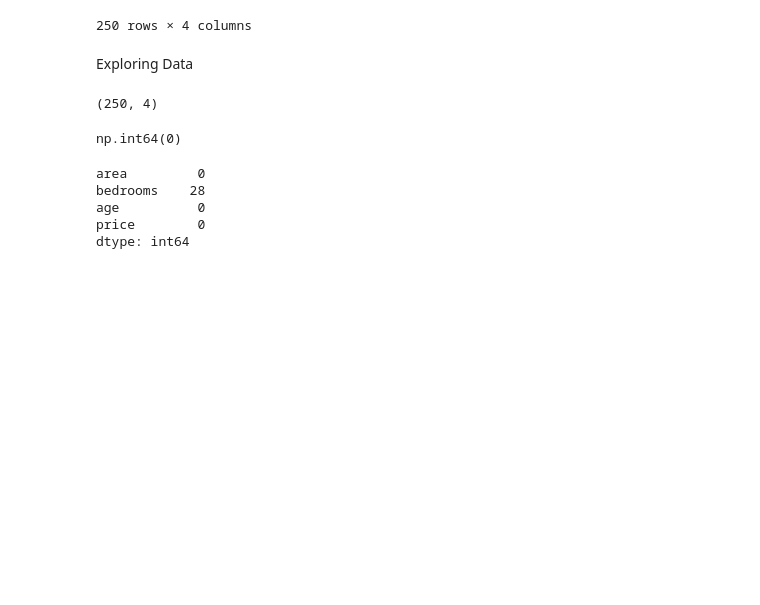
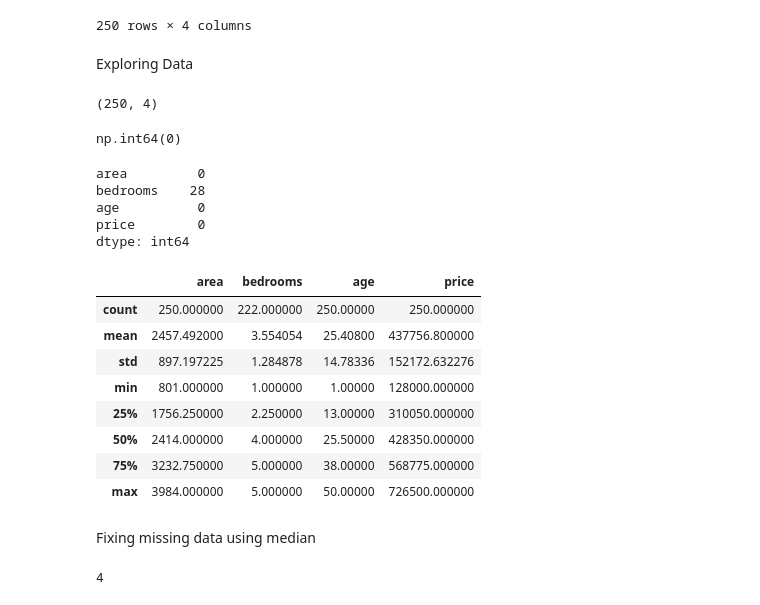
Before and after one commit to boogey004/ML-timeline-with-various-models, a Jupyter notebook: Linear Regression/Multi-Linear/MultiL.ipynb, the cells around one changed output. Drawn from its saved outputs; the diff is of its cells as text; code cells hidden in the pictures; blank space fills up the shorter version.

```diff
--- a/Linear Regression/Multi-Linear/MultiL.ipynb
+++ b/Linear Regression/Multi-Linear/MultiL.ipynb
@@ -43,3 +43,23 @@ bedrooms    28
 age          0
 price        0
 dtype: int64
+# %%
+df.describe()
+# %% [output]
+|  | area | bedrooms | age | price |
+| count | 250.000000 | 222.000000 | 250.00000 | 250.000000 |
+| mean | 2457.492000 | 3.554054 | 25.40800 | 437756.800000 |
+| std | 897.197225 | 1.284878 | 14.78336 | 152172.632276 |
+| min | 801.000000 | 1.000000 | 1.00000 | 128000.000000 |
+| 25% | 1756.250000 | 2.250000 | 13.00000 | 310050.000000 |
+| 50% | 2414.000000 | 4.000000 | 25.50000 | 428350.000000 |
+| 75% | 3232.750000 | 5.000000 | 38.00000 | 568775.000000 |
+| max | 3984.000000 | 5.000000 | 50.00000 | 726500.000000 |
+# %% [markdown]
+Fixing missing data using median
+# %%
+import math
+median_bedrooms = math.floor(df.bedrooms.median())
+median_bedrooms
+# %% [output]
+4
```
Also changed, not shown: parts of 16 cells of this notebook, 2 other files.
